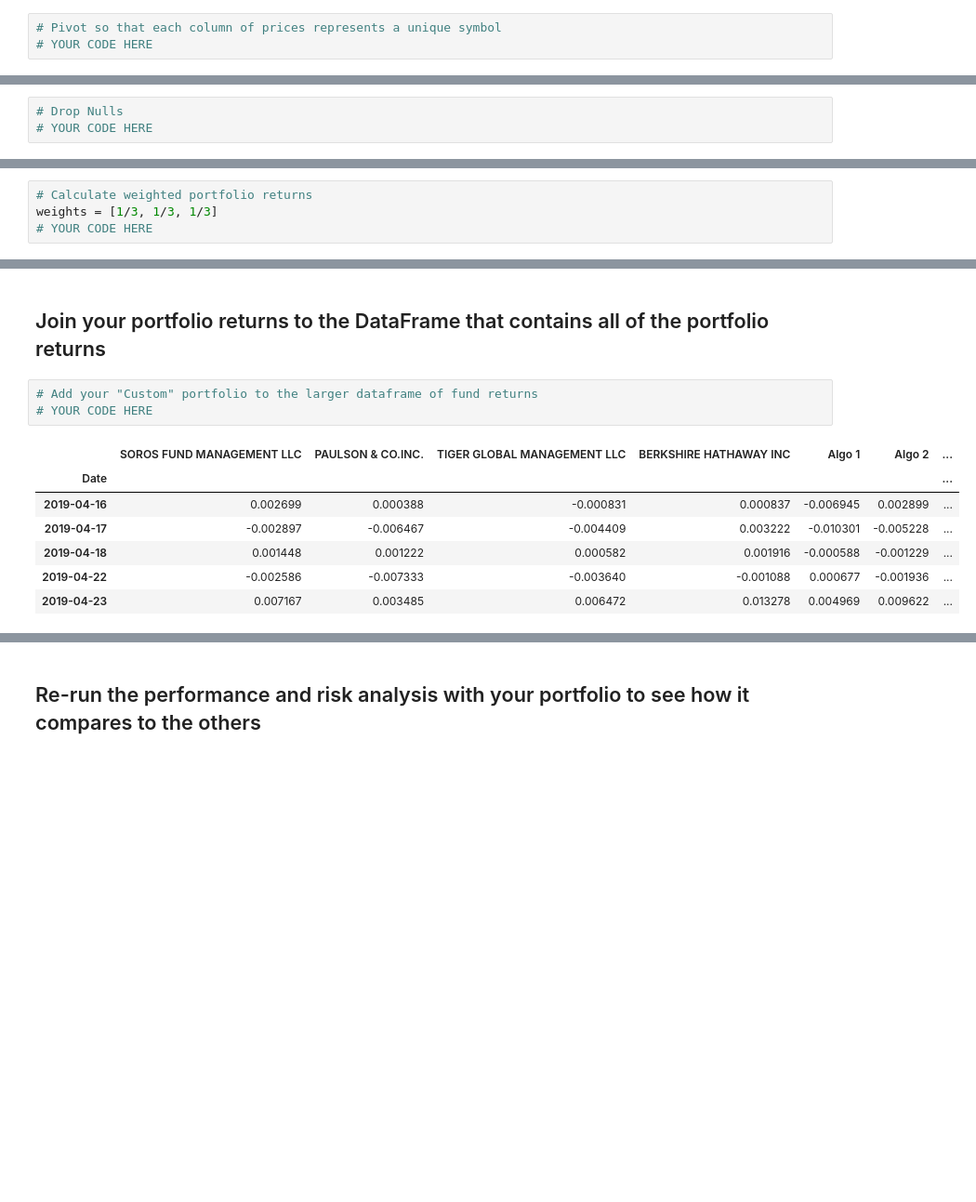
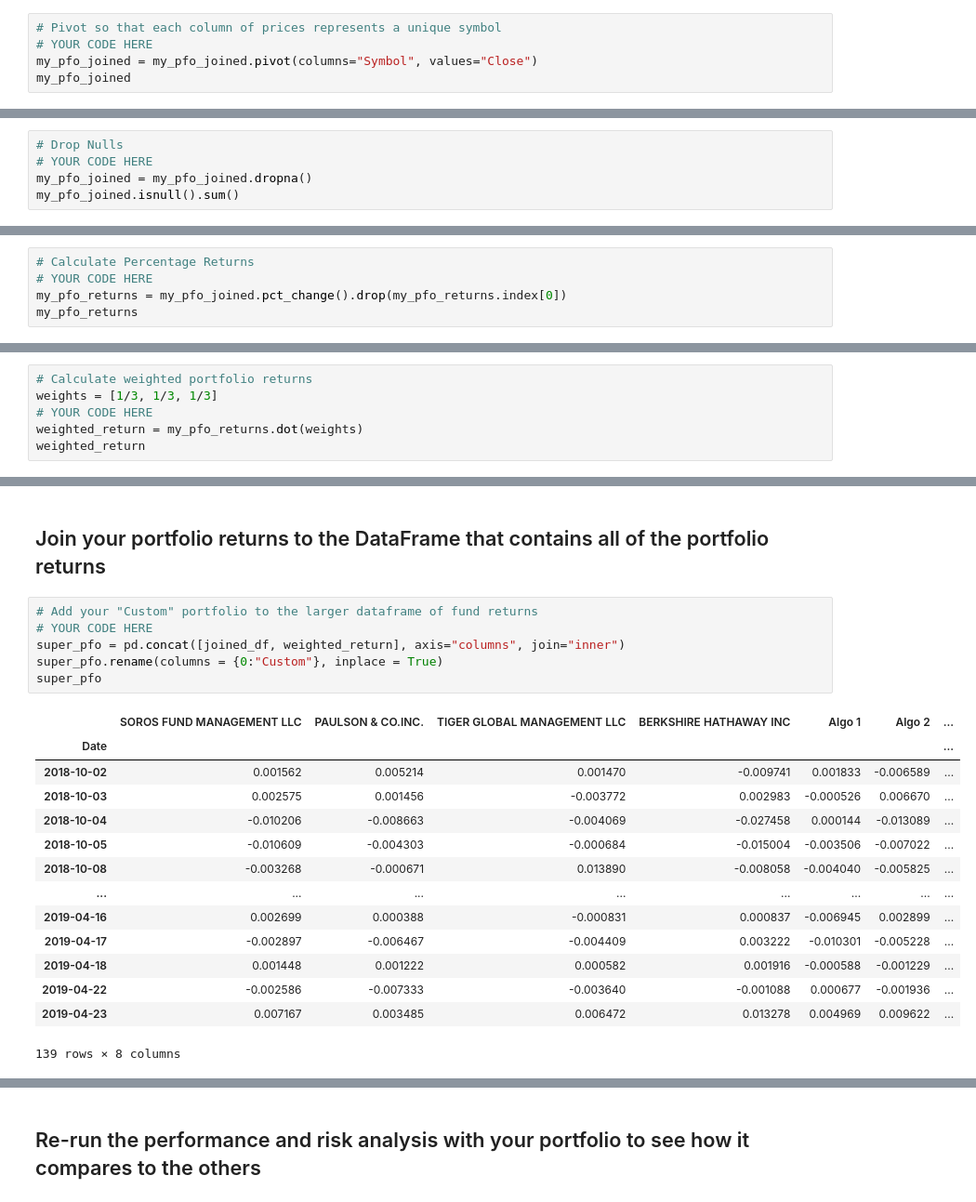
Before and after one commit to moartheta/A-Whale-off-the-Portfolio, a Jupyter notebook: whale_analysis.ipynb, the cells around one changed output, grey strips where cells are left out. Shown at 93% size. Drawn from its saved outputs; the diff is of its cells as text; blank space fills up the shorter version.

```diff
--- a/whale_analysis.ipynb
+++ b/whale_analysis.ipynb
@@ -411,4 +395,6 @@ In this section, you will build your own portfolio of stocks, calculate the retu
 # %%
 # Pivot so that each column of prices represents a unique symbol
 # YOUR CODE HERE
+my_pfo_joined = my_pfo_joined.pivot(columns="Symbol", values="Close")
+my_pfo_joined
 # %% [output]
@@ -422,4 +415,6 @@ In this section, you will build your own portfolio of stocks, calculate the retu
 # %%
 # Drop Nulls
 # YOUR CODE HERE
+my_pfo_joined = my_pfo_joined.dropna()
+my_pfo_joined.isnull().sum()
 # %% [output]
@@ -432,0 +426,5 @@ In this section, you will build your own portfolio of stocks, calculate the retu
+# %%
+# Calculate Percentage Returns
+# YOUR CODE HERE
+my_pfo_returns = my_pfo_joined.pct_change().drop(my_pfo_returns.index[0])
+my_pfo_returns
@@ -436,4 +449,6 @@ In this section, you will build your own portfolio of stocks, calculate the retu
 # Calculate weighted portfolio returns
 weights = [1/3, 1/3, 1/3]
 # YOUR CODE HERE
+weighted_return = my_pfo_returns.dot(weights)
+weighted_return
 # %% [output]
@@ -449,14 +470,24 @@ dtype: float64
 # %%
 # Add your "Custom" portfolio to the larger dataframe of fund returns
 # YOUR CODE HERE
+super_pfo = pd.concat([joined_df, weighted_return], axis="columns", join="inner")
+super_pfo.rename(columns = {0:"Custom"}, inplace = True)
+super_pfo
 # %% [output]
 |  | SOROS FUND MANAGEMENT LLC | PAULSON & CO.INC. | TIGER GLOBAL MANAGEMENT LLC | BERKSHIRE HATHAWAY INC | Algo 1 | Algo 2 | ... |
 | Date |  |  |  |  |  |  | ... |
+| 2018-10-02 | 0.001562 | 0.005214 | 0.001470 | -0.009741 | 0.001833 | -0.006589 | ... |
+| 2018-10-03 | 0.002575 | 0.001456 | -0.003772 | 0.002983 | -0.000526 | 0.006670 | ... |
+| 2018-10-04 | -0.010206 | -0.008663 | -0.004069 | -0.027458 | 0.000144 | -0.013089 | ... |
+| 2018-10-05 | -0.010609 | -0.004303 | -0.000684 | -0.015004 | -0.003506 | -0.007022 | ... |
+| 2018-10-08 | -0.003268 | -0.000671 | 0.013890 | -0.008058 | -0.004040 | -0.005825 | ... |
+| ... | ... | ... | ... | ... | ... | ... | ... |
 | 2019-04-16 | 0.002699 | 0.000388 | -0.000831 | 0.000837 | -0.006945 | 0.002899 | ... |
 | 2019-04-17 | -0.002897 | -0.006467 | -0.004409 | 0.003222 | -0.010301 | -0.005228 | ... |
 | 2019-04-18 | 0.001448 | 0.001222 | 0.000582 | 0.001916 | -0.000588 | -0.001229 | ... |
 | 2019-04-22 | -0.002586 | -0.007333 | -0.003640 | -0.001088 | 0.000677 | -0.001936 | ... |
 | 2019-04-23 | 0.007167 | 0.003485 | 0.006472 | 0.013278 | 0.004969 | 0.009622 | ... |
+139 rows × 8 columns
 # %%
 # Only compare dates where return data exists for all the stocks (drop NaNs)
 # YOUR CODE HERE
```
Also changed, not shown: parts of 19 cells of this notebook, 3 other files.
